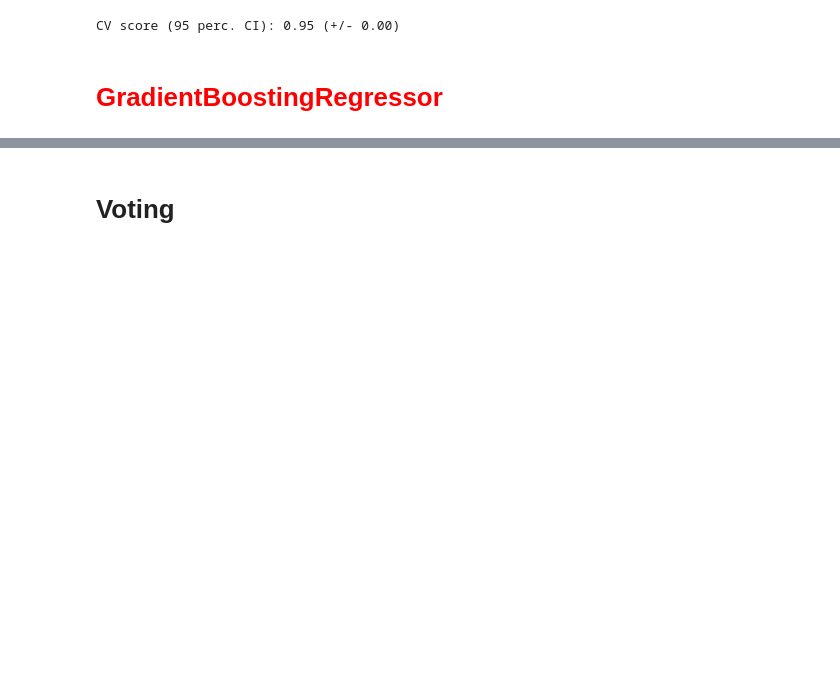
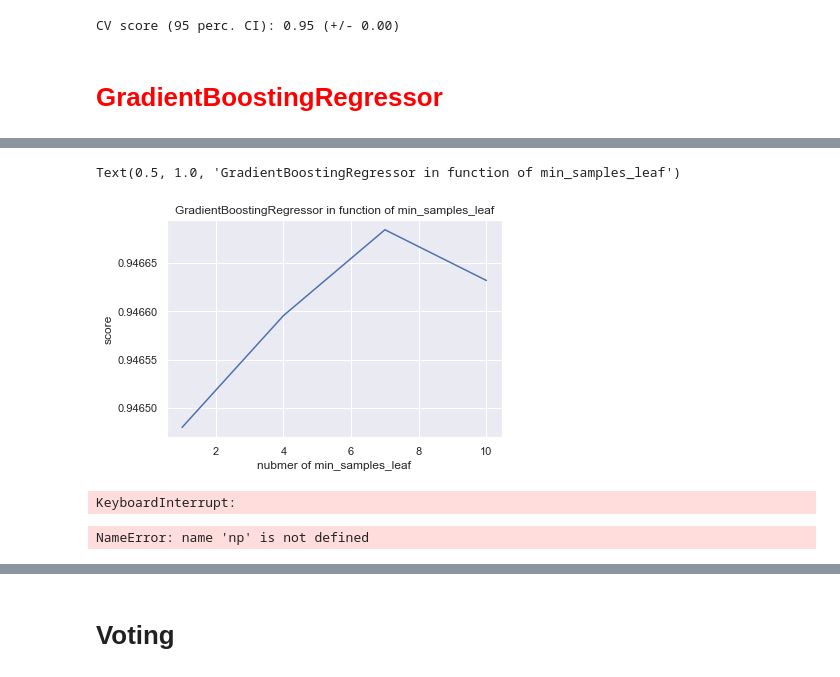
Before and after one commit to gojoise/MOTO, a Jupyter notebook: starting_kit/README_model.ipynb, the cells around one changed output, grey strips where cells are left out. Saved outputs shown, nothing was run; the diff lists cells and outputs as text; code cells hidden in the pictures; blank space fills up the shorter version.

```diff
--- a/starting_kit/README_model.ipynb
+++ b/starting_kit/README_model.ipynb
@@ -450,0 +510,41 @@ rf_random.best_params_
+# %%
+sc=[]
+msl=range(1,12,3)
+
+for n in msl:
+    scores=cross_val_score(GradientBoostingRegressor(n_estimators=1000,min_samples_leaf=n), X_train, Y_train, cv=5, scoring=make_scorer(scoring_function))
+    sc.append(scores.mean())
+
+ms=np.array(msl)
+
+plt.plot(ms,sc)
+plt.xlabel('nubmer of min_samples_leaf')
+plt.ylabel('score')
+plt.title('GradientBoostingRegressor in function of min_samples_leaf')
+# %% [output]
+Text(0.5, 1.0, 'GradientBoostingRegressor in function of min_samples_leaf')
+[figure, added]
+# %%
+sc=[]
+md=range(5,21,5)
+for n in md:
+    scores=cross_val_score(GradientBoostingRegressor(n_estimators=1000,max_depth=n), X_train, Y_train, cv=5, scoring=make_scorer(scoring_function))
+    sc.append(scores.mean())
+
+mdarray=np.array(md)
+
+plt.plot(mdarray,sc)
+plt.xlabel('nubmer of max_depth')
+plt.ylabel('score')
+plt.title('GradientBoostingRegressor in function of max_depth')
+# %% [output]
+KeyboardInterrupt:
+# %%
+sc=[]
+
+mss=range(2,50,10)
+for n in mss:
+    scores=cross_val_score(GradientBoostingRegressor(n_estimators=1000,min_samples_split=n), X_train, Y_train, cv=5, scoring=make_scorer(scoring_function))
+    sc.append(scores.mean())
+# %% [output]
+NameError: name 'np' is not defined
```
Also changed, not shown: parts of 16 cells of this notebook.
